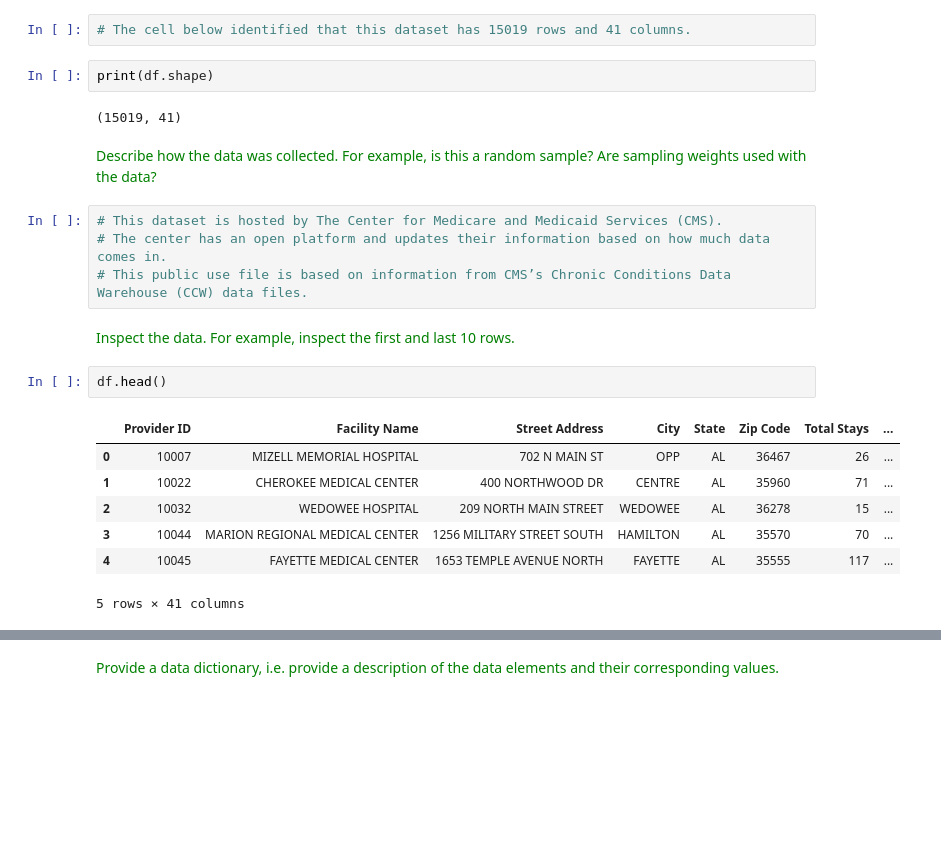
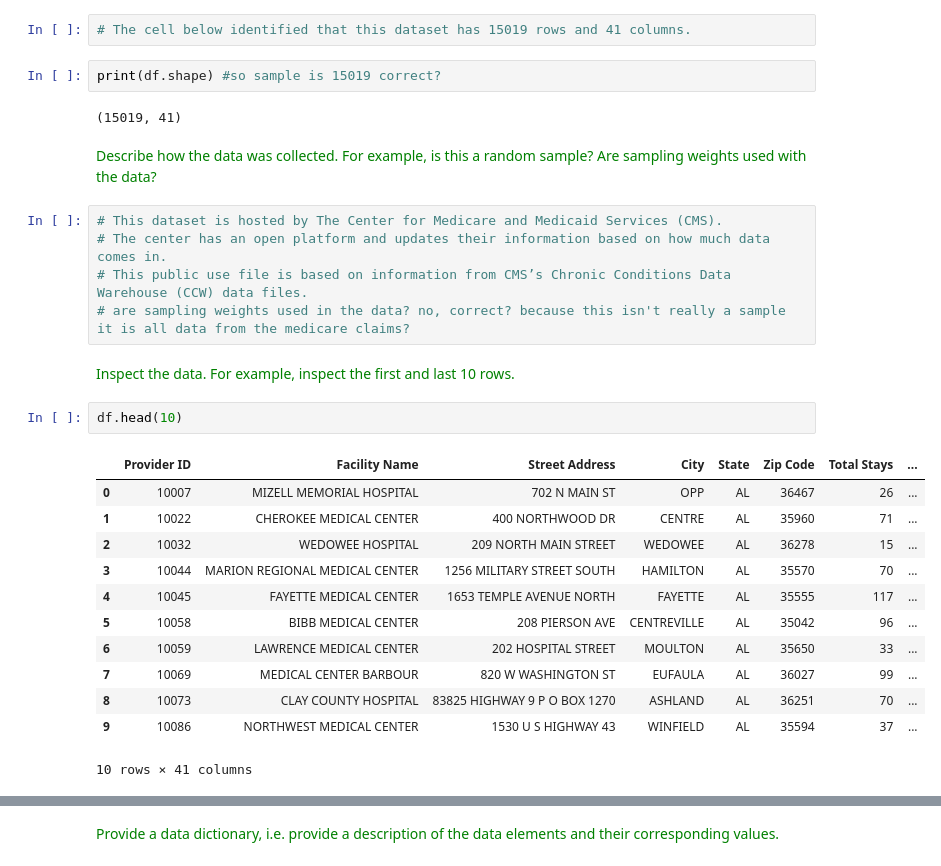
Before and after one commit to ashley-wenger/MSDS430_fall2019, a Jupyter notebook: Milestone_1_Medicare_Facilities_v1.ipynb, the cells around one changed output, grey strips where cells are left out. Cells and saved outputs as stored; diff of their text form; blank space fills up the shorter version.

```diff
--- a/Milestone_1_Medicare_Facilities_v1.ipynb
+++ b/Milestone_1_Medicare_Facilities_v1.ipynb
@@ -23,7 +23,7 @@ df = pandas.read_csv('medicare-skilled-nursing-facility-snf-provider-aggregate-r
 # %%
 # The cell below identified that this dataset has 15019 rows and 41 columns.
 # %%
-print(df.shape)
+print(df.shape) #so sample is 15019 correct?
 # %% [output]
 (15019, 41)
 # %% [markdown]
@@ -32,16 +32,22 @@ print(df.shape)
 # This dataset is hosted by The Center for Medicare and Medicaid Services (CMS).
 # The center has an open platform and updates their information based on how much data comes in.
 # This public use file is based on information from CMS’s Chronic Conditions Data Warehouse (CCW) data files.
+# are sampling weights used in the data? no, correct? because this isn't really a sample it is all data from the medicare claims?
 # %% [markdown]
 <font color=green>Inspect the data. For example, inspect the first and last 10 rows.</font>
 # %%
-df.head()
+df.head(10)
 # %% [output]
 |  | Provider ID | Facility Name | Street Address | City | State | Zip Code | Total Stays | ... |
 | 0 | 10007 | MIZELL MEMORIAL HOSPITAL | 702 N MAIN ST | OPP | AL | 36467 | 26 | ... |
 | 1 | 10022 | CHEROKEE MEDICAL CENTER | 400 NORTHWOOD DR | CENTRE | AL | 35960 | 71 | ... |
 | 2 | 10032 | WEDOWEE HOSPITAL | 209 NORTH MAIN STREET | WEDOWEE | AL | 36278 | 15 | ... |
 | 3 | 10044 | MARION REGIONAL MEDICAL CENTER | 1256 MILITARY STREET SOUTH | HAMILTON | AL | 35570 | 70 | ... |
 | 4 | 10045 | FAYETTE MEDICAL CENTER | 1653 TEMPLE AVENUE NORTH | FAYETTE | AL | 35555 | 117 | ... |
+| 5 | 10058 | BIBB MEDICAL CENTER | 208 PIERSON AVE | CENTREVILLE | AL | 35042 | 96 | ... |
+| 6 | 10059 | LAWRENCE MEDICAL CENTER | 202 HOSPITAL STREET | MOULTON | AL | 35650 | 33 | ... |
+| 7 | 10069 | MEDICAL CENTER BARBOUR | 820 W WASHINGTON ST | EUFAULA | AL | 36027 | 99 | ... |
+| 8 | 10073 | CLAY COUNTY HOSPITAL | 83825 HIGHWAY 9 P O BOX 1270 | ASHLAND | AL | 36251 | 70 | ... |
+| 9 | 10086 | NORTHWEST MEDICAL CENTER | 1530 U S HIGHWAY 43 | WINFIELD | AL | 35594 | 37 | ... |
-5 rows × 41 columns
+10 rows × 41 columns
 # %%
```
Also changed, not shown: parts of 4 cells of this notebook.
